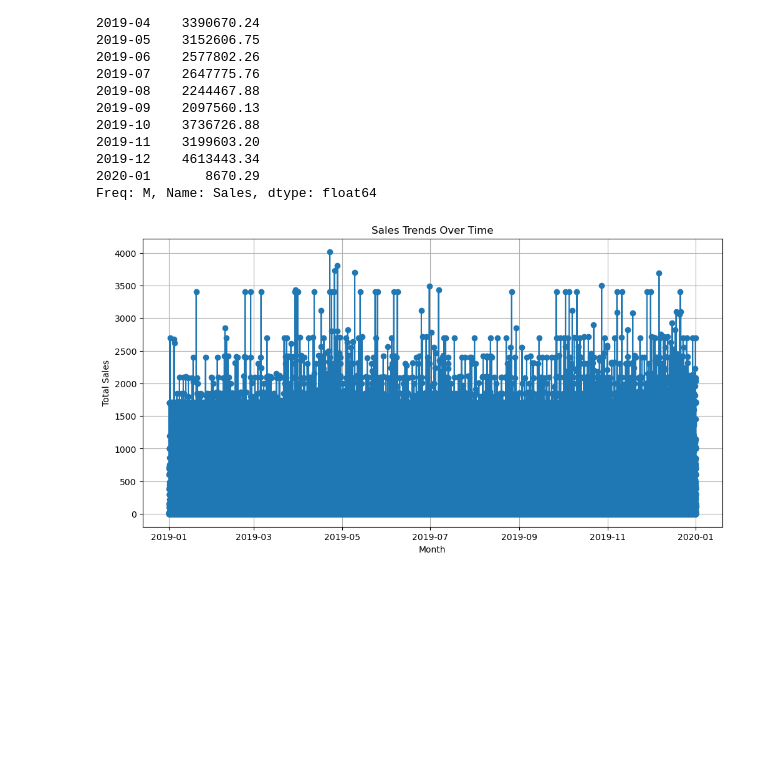
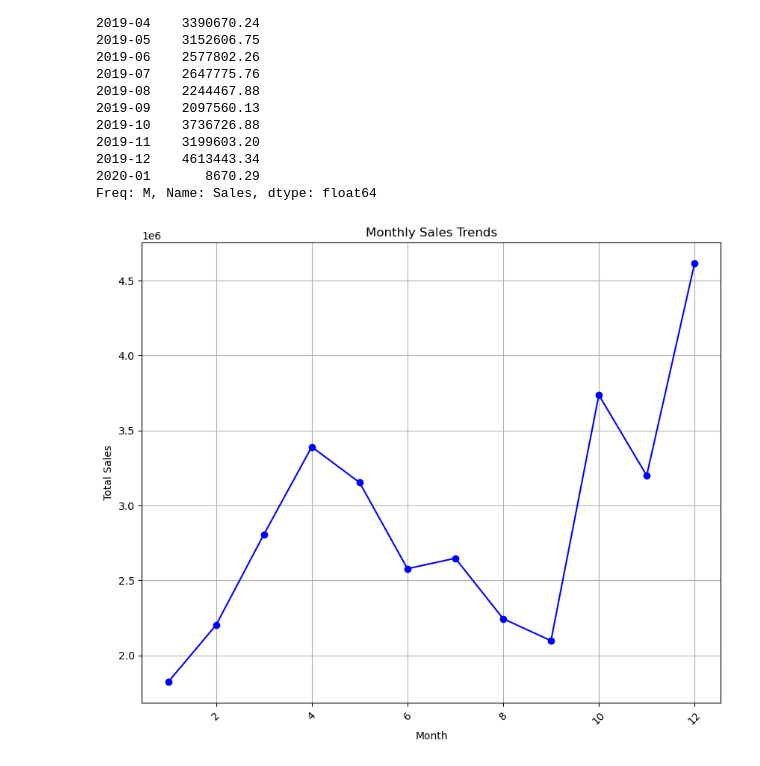
Before and after one commit to faisal8373/data-analysis, a Jupyter notebook: meriskill/Project 1 - Sales Data Analysis-20231022T111451Z-001/Untitled.ipynb, the cells around one changed output. Drawn from its saved outputs; the diff is of its cells as text; code cells hidden in the pictures; blank space fills up the shorter version.

```diff
--- a/meriskill/Project 1 - Sales Data Analysis-20231022T111451Z-001/Untitled.ipynb
+++ b/meriskill/Project 1 - Sales Data Analysis-20231022T111451Z-001/Untitled.ipynb
@@ -143,21 +143,19 @@ Order Date
 2020-01       8670.29
 Freq: M, Name: Sales, dtype: float64
 # %%
-# Task 1: Analyze sales trends over time by grouping data by month and plotting sales over time
-# Group data by month and calculate total sales per month
-monthly_sales = df.groupby(df['Order Date'])['Sales'].sum()
+monthly_sales = df.groupby('Month')['Sales'].sum()
 
-# Plot the sales trends over time
-plt.figure(figsize=(12, 6))
-plt.plot(monthly_sales.index, monthly_sales, marker='o')
+# Plot the sales trend over time
+plt.figure(figsize=(10, 8))
+plt.plot(monthly_sales.index, monthly_sales.values, marker='o', linestyle='-', color='b')
+plt.title('Monthly Sales Trends')
 plt.xlabel('Month')
 plt.ylabel('Total Sales')
-plt.title('Sales Trends Over Time')
-plt.xticks()
-plt.grid(True)
+plt.xticks(rotation=45)
+plt.grid()
 plt.show()
 # %% [output]
-[figure, old version]
+[figure, new version]
 # %%
 # Task 2: Identify the top-selling products by grouping and aggregating data
 # Group data by 'Product' and calculate total sales for each product
```
Also changed, not shown: parts of 7 cells of this notebook, 2 other files.
